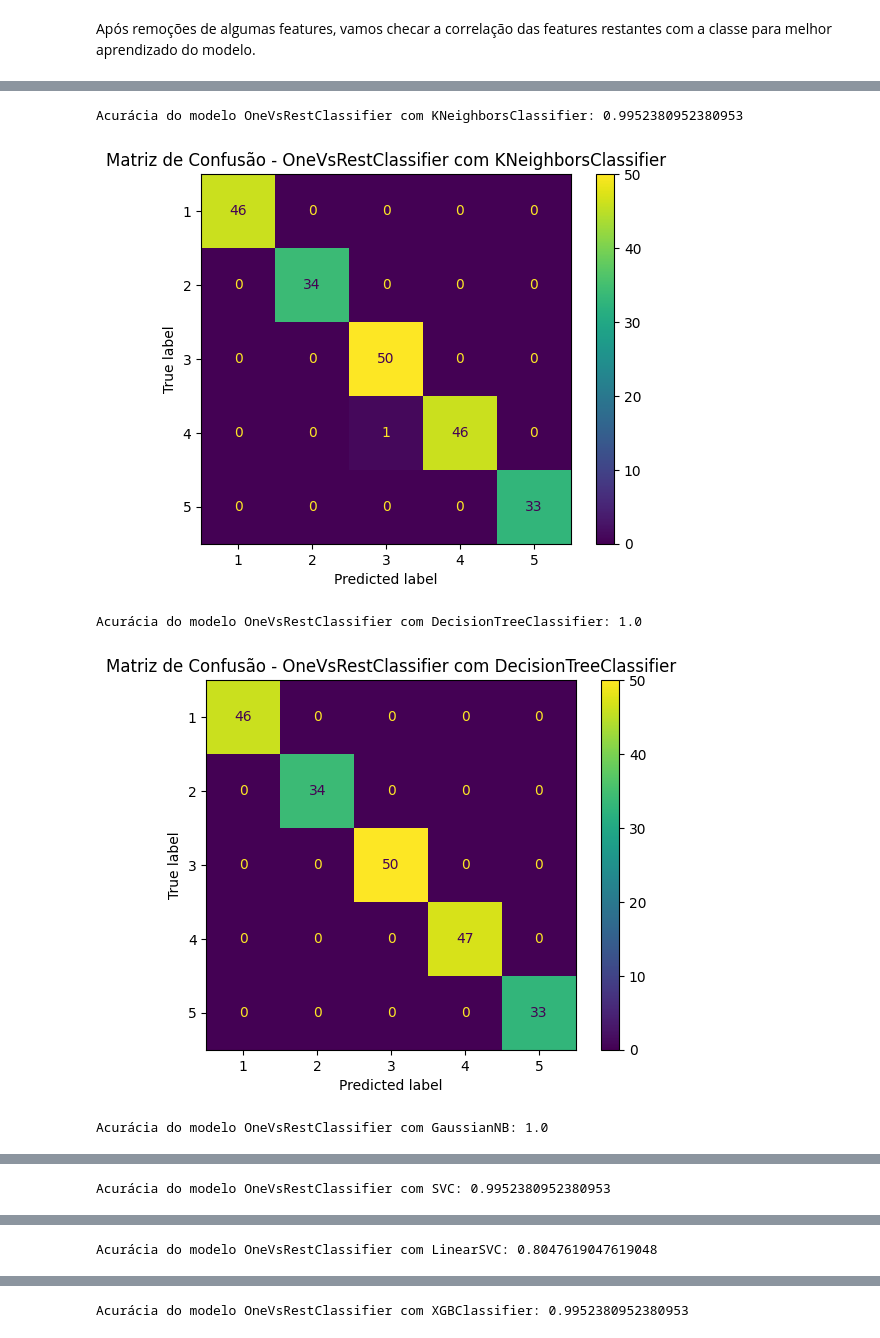
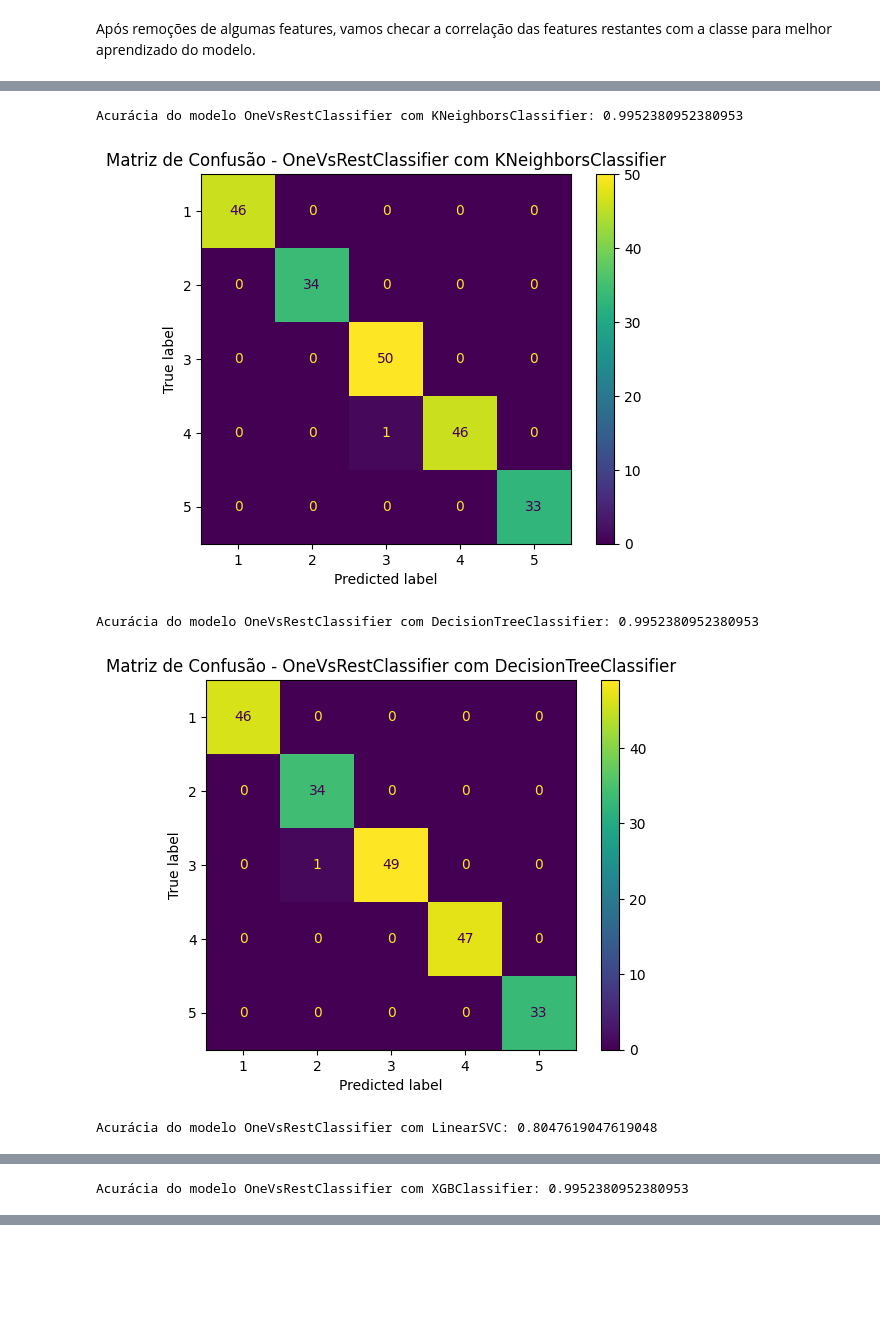
Before and after one commit to LFelipes91/MVP-Machine_Learning_-_Analytics, a Jupyter notebook: MVP_Machine_Learning_&_Analytics_Luiz_Felipe_Silva.ipynb, the cells around one changed output, grey strips where cells are left out. Drawn from its saved outputs; the diff is of its cells as text; code cells hidden in the pictures; blank space fills up the shorter version.

```diff
--- a/MVP_Machine_Learning_&_Analytics_Luiz_Felipe_Silva.ipynb
+++ b/MVP_Machine_Learning_&_Analytics_Luiz_Felipe_Silva.ipynb
@@ -287,38 +264,34 @@ Posso criar um comitê de modelos diferentes para o problema (ensembles)?
 # %%
-
-
 # Criando uma lista de estimadores
 estimadores = [
     KNeighborsClassifier(),
     DecisionTreeClassifier(),
-    GaussianNB(),
-    SVC(),
     LinearSVC(),
-    XGBClassifier()
-]
+    XGBClassifier()]
 
 # Criando uma lista para armazenar os modelos OneVsRestClassifier
 modelos_ovr = []
 
 # Criando e treinando os modelos OneVsRestClassifier com diferentes estimadores
 for estimador in estimadores:
   modelo_ovr = OneVsRestClassifier(estimador)
   modelo_ovr.fit(x_train, y_train)
   modelos_ovr.append(modelo_ovr)
 
 # Avaliando os modelos (Exemplo com acurácia)
 for i, modelo in enumerate(modelos_ovr):
   y_pred = modelo.predict(x_test)
   acuracia = accuracy_score(y_test, y_pred)
   print(f"Acurácia do modelo OneVsRestClassifier com {type(estimadores[i]).__name__}: {acuracia}")
 
-  # Exibindo a matriz de confusão (opcional)
+
+# Exibindo a matriz de confusão
   ConfusionMatrixDisplay.from_estimator(modelo, x_test, y_test)
   plt.title(f'Matriz de Confusão - OneVsRestClassifier com {type(estimadores[i]).__name__}')
   plt.show()
 # %% [output]
 Acurácia do modelo OneVsRestClassifier com KNeighborsClassifier: 0.9952380952380953
 [figure]
-Acurácia do modelo OneVsRestClassifier com DecisionTreeClassifier: 1.0
+Acurácia do modelo OneVsRestClassifier com DecisionTreeClassifier: 0.9952380952380953
-[figure, old version]
+[figure, new version]
-Acurácia do modelo OneVsRestClassifier com GaussianNB: 1.0
+Acurácia do modelo OneVsRestClassifier com LinearSVC: 0.8047619047619048
@@ -326 +299 @@ Acurácia do modelo OneVsRestClassifier com GaussianNB: 1.0
-Acurácia do modelo OneVsRestClassifier com SVC: 0.9952380952380953
+Acurácia do modelo OneVsRestClassifier com XGBClassifier: 0.9952380952380953
@@ -328 +300,0 @@ Acurácia do modelo OneVsRestClassifier com SVC: 0.9952380952380953
-Acurácia do modelo OneVsRestClassifier com LinearSVC: 0.8047619047619048
@@ -330 +300,0 @@ Acurácia do modelo OneVsRestClassifier com LinearSVC: 0.8047619047619048
-Acurácia do modelo OneVsRestClassifier com XGBClassifier: 0.9952380952380953
```
Also changed, not shown: parts of 20 cells of this notebook.
